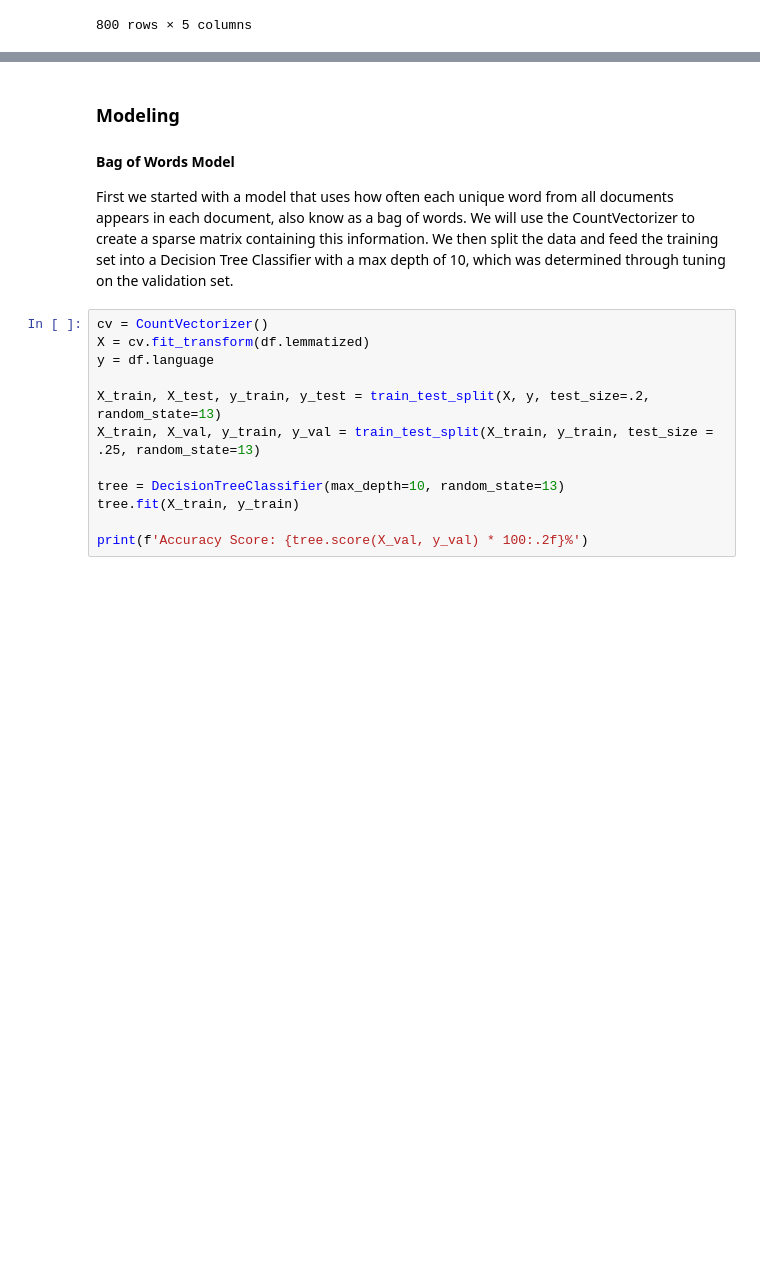
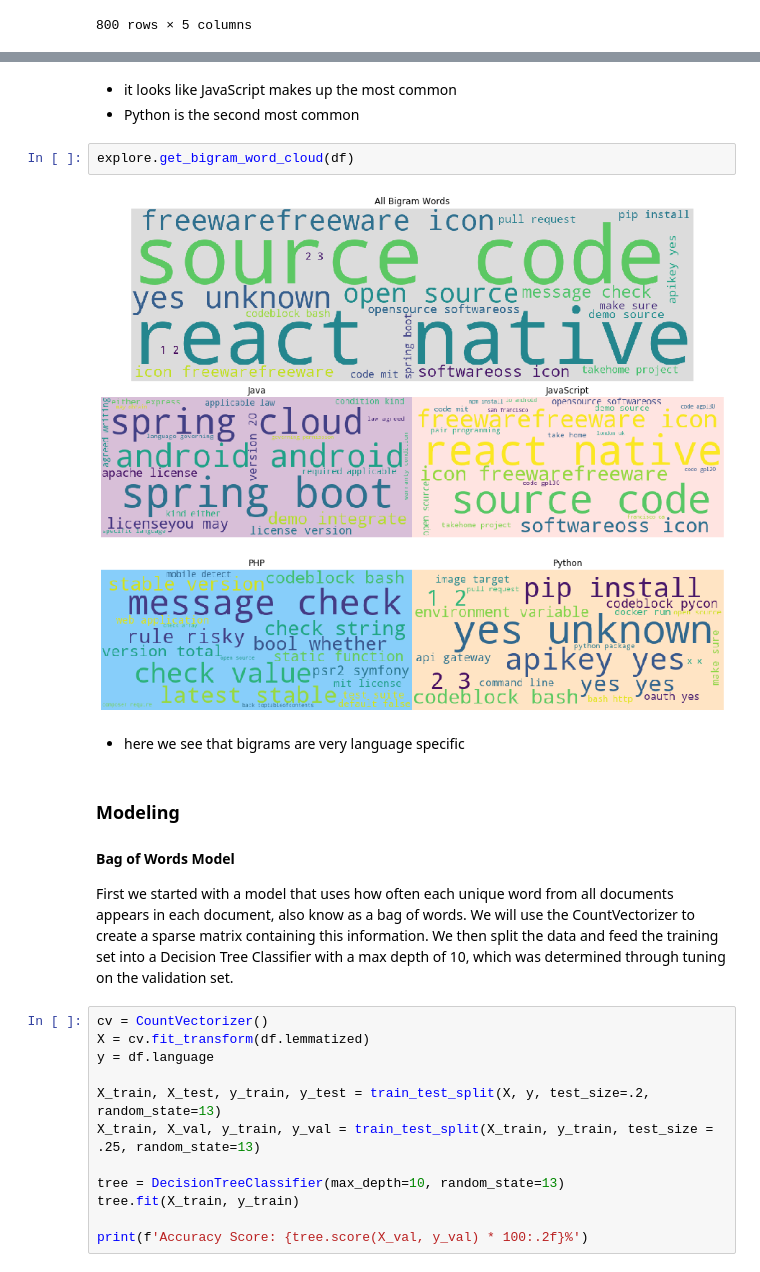
Before and after one commit to Three-Data-Guys/natural-language-processing-github, a Jupyter notebook: github_nlp.ipynb, the cells around one changed output, grey strips where cells are left out. Drawn from its saved outputs; the diff is of its cells as text; blank space fills up the shorter version.

```diff
--- a/github_nlp.ipynb
+++ b/github_nlp.ipynb
@@ -105,3 +138,12 @@ df
+# %% [markdown]
+- it looks like JavaScript makes up the most common
+- Python is the second most common
+# %%
+explore.get_bigram_word_cloud(df)
+# %% [output]
+[figure, added]
+# %% [markdown]
+- here we see that bigrams are very language specific
 # %% [markdown]
 ### Modeling
 
```
Also changed, not shown: parts of 9 cells of this notebook.
